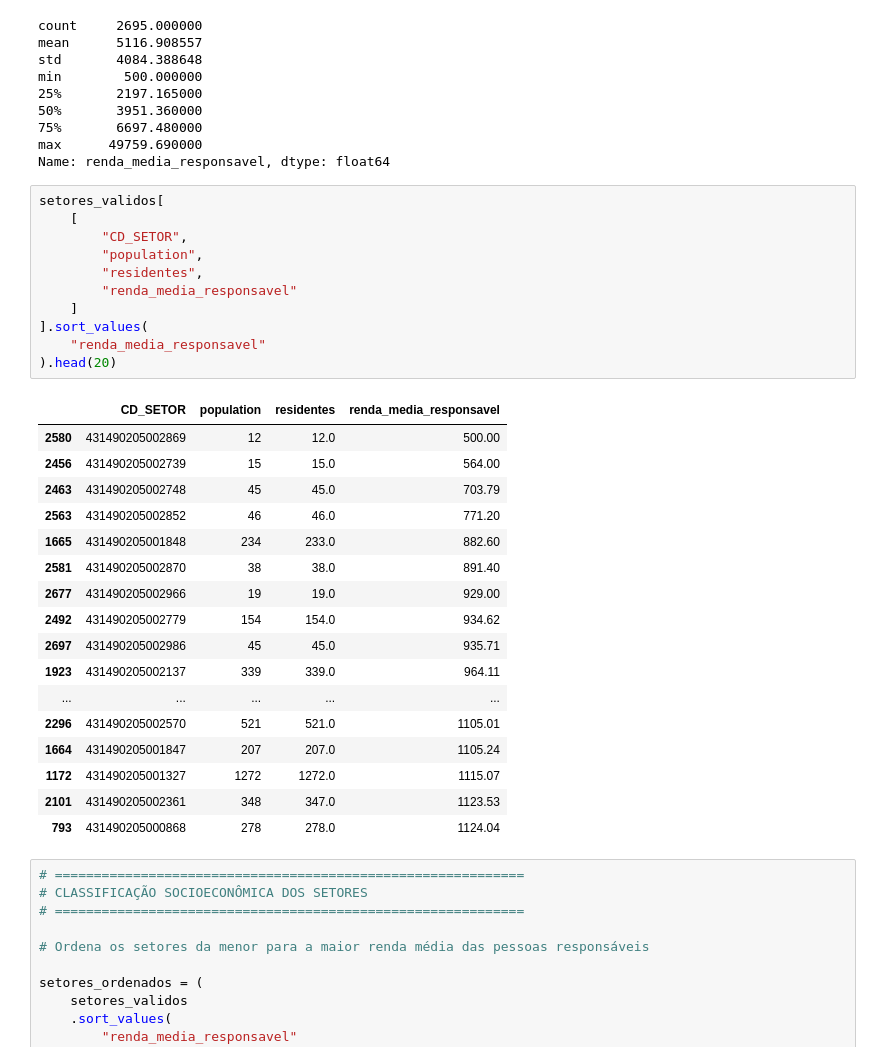
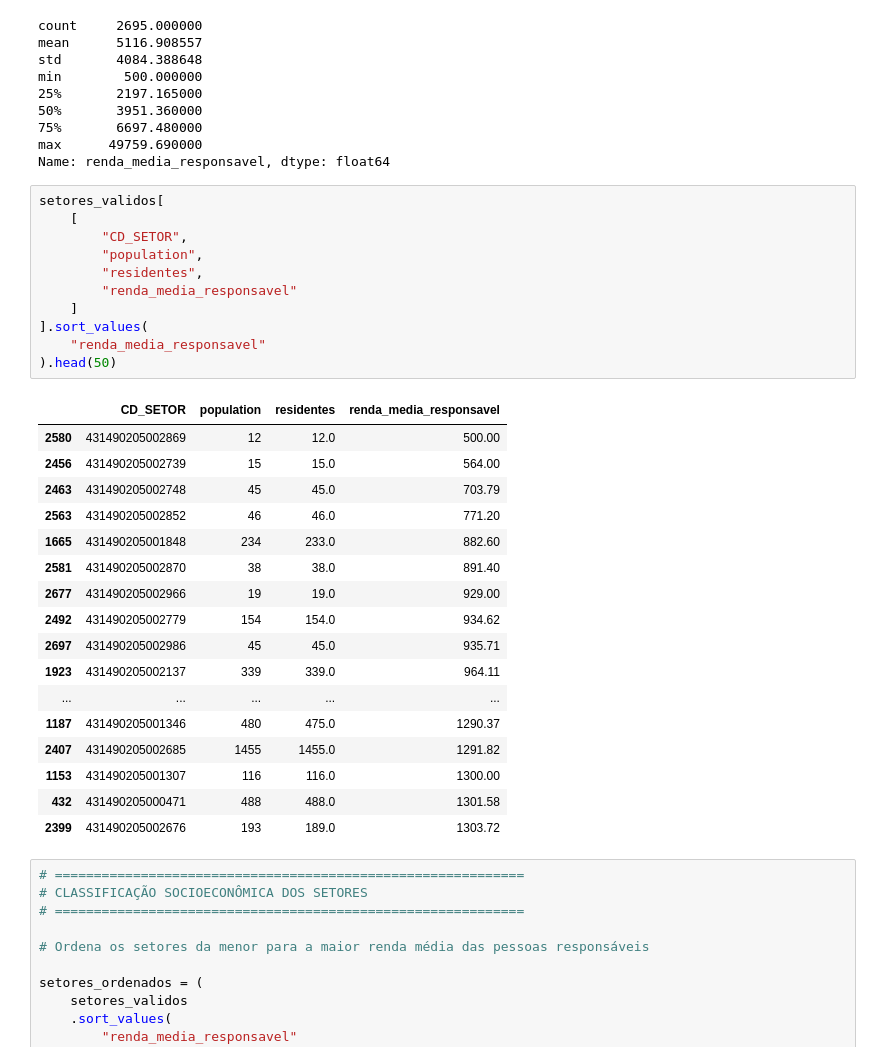
Before and after one commit to S-Behling/EtPilot, a Jupyter notebook: notebooks/06b_build_income_groups.ipynb, the cells around one changed output. Cells and saved outputs as stored; diff of their text form.

```diff
--- a/notebooks/06b_build_income_groups.ipynb
+++ b/notebooks/06b_build_income_groups.ipynb
@@ -565,32 +565,32 @@ Name: renda_media_responsavel, dtype: float64
 # %%
 setores_validos[
     [
         "CD_SETOR",
         "population",
         "residentes",
         "renda_media_responsavel"
     ]
 ].sort_values(
     "renda_media_responsavel"
-).head(20)
+).head(50)
 # %% [output]
 |  | CD_SETOR | population | residentes | renda_media_responsavel |
 | 2580 | 431490205002869 | 12 | 12.0 | 500.00 |
 | 2456 | 431490205002739 | 15 | 15.0 | 564.00 |
 | 2463 | 431490205002748 | 45 | 45.0 | 703.79 |
 | 2563 | 431490205002852 | 46 | 46.0 | 771.20 |
 | 1665 | 431490205001848 | 234 | 233.0 | 882.60 |
 | 2581 | 431490205002870 | 38 | 38.0 | 891.40 |
 | 2677 | 431490205002966 | 19 | 19.0 | 929.00 |
 | 2492 | 431490205002779 | 154 | 154.0 | 934.62 |
 | 2697 | 431490205002986 | 45 | 45.0 | 935.71 |
 | 1923 | 431490205002137 | 339 | 339.0 | 964.11 |
 | ... | ... | ... | ... | ... |
-| 2296 | 431490205002570 | 521 | 521.0 | 1105.01 |
-| 1664 | 431490205001847 | 207 | 207.0 | 1105.24 |
-| 1172 | 431490205001327 | 1272 | 1272.0 | 1115.07 |
-| 2101 | 431490205002361 | 348 | 347.0 | 1123.53 |
-| 793 | 431490205000868 | 278 | 278.0 | 1124.04 |
+| 1187 | 431490205001346 | 480 | 475.0 | 1290.37 |
+| 2407 | 431490205002685 | 1455 | 1455.0 | 1291.82 |
+| 1153 | 431490205001307 | 116 | 116.0 | 1300.00 |
+| 432 | 431490205000471 | 488 | 488.0 | 1301.58 |
+| 2399 | 431490205002676 | 193 | 189.0 | 1303.72 |
 # %%
 # ============================================================
 # CLASSIFICAÇÃO SOCIOECONÔMICA DOS SETORES
```
Also changed, not shown: 2 other files.
